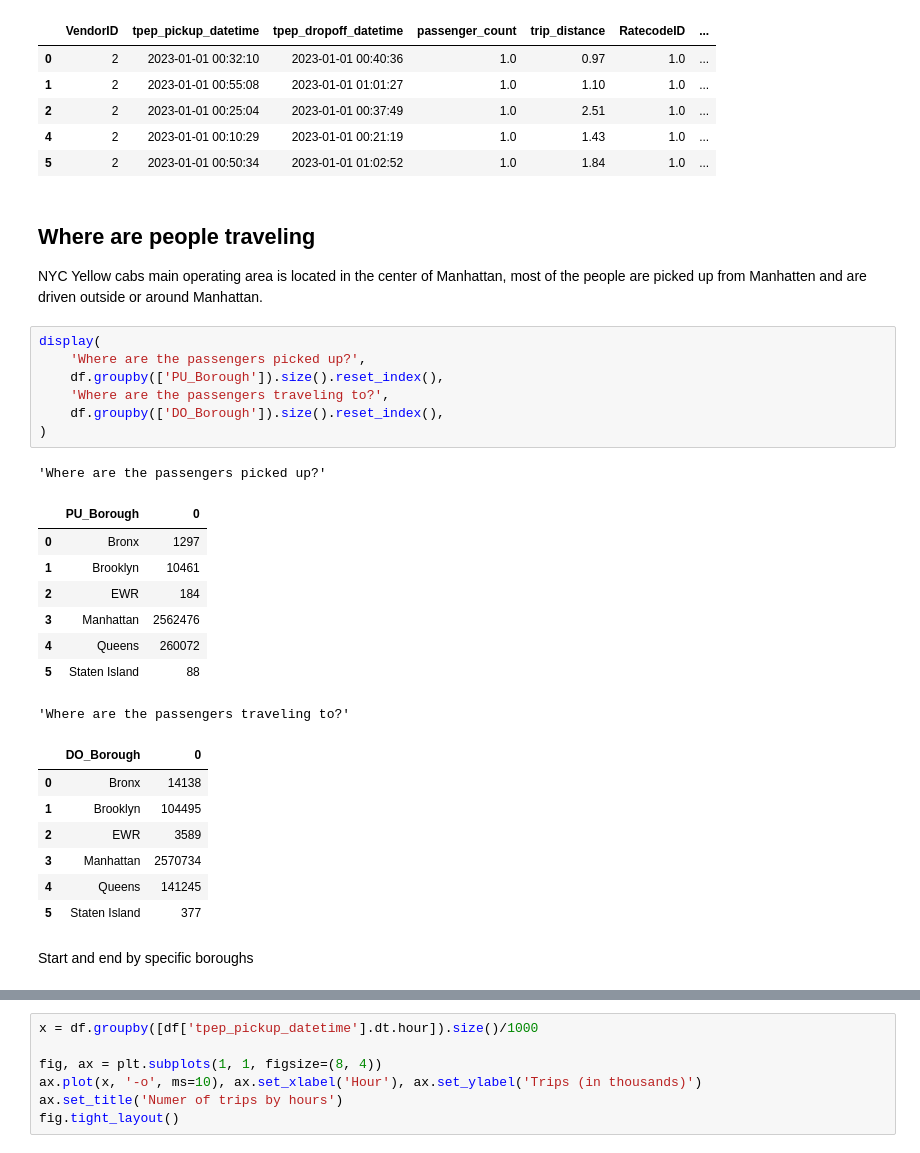
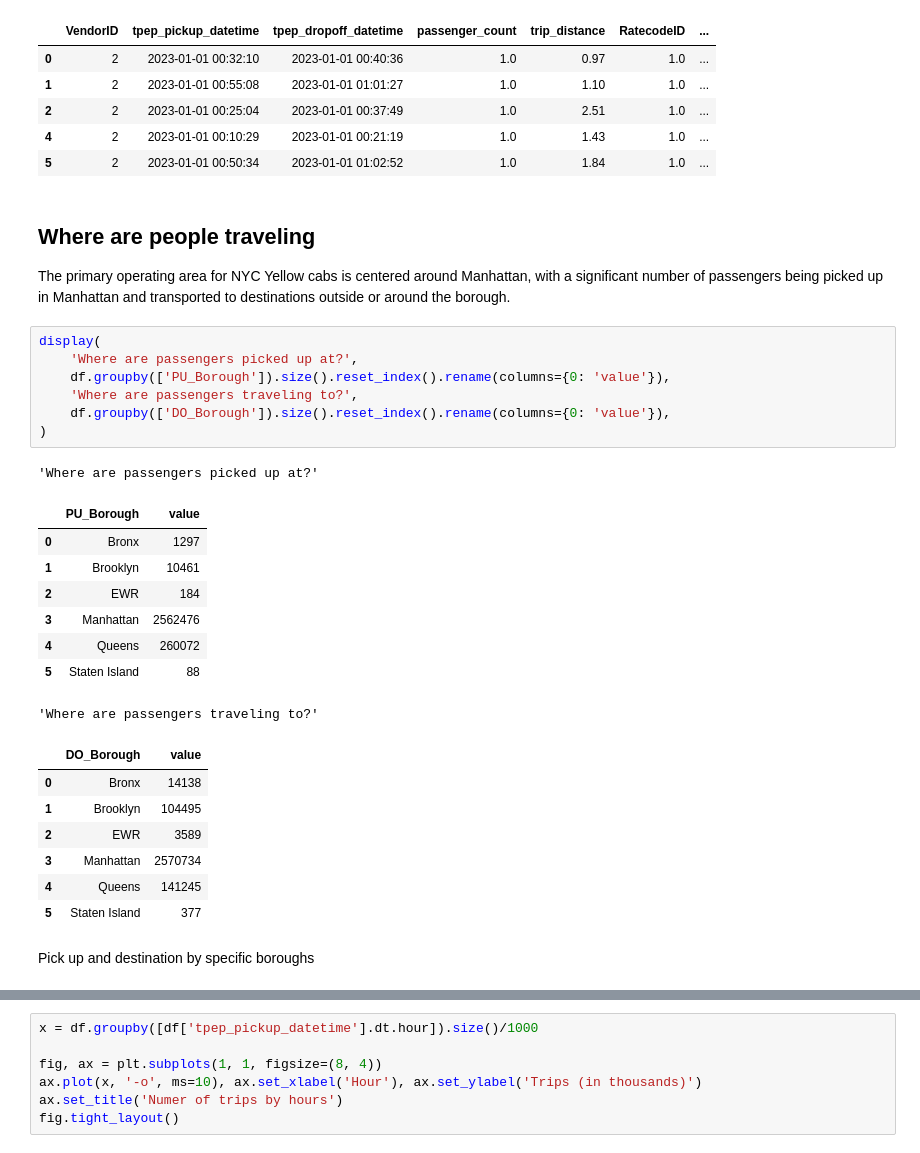
Before and after one commit to CptQuak/taxi, a Jupyter notebook: exploration/yellow_cabs_exploration.ipynb, the cells around one changed output, grey strips where cells are left out. Cells and saved outputs as stored; diff of their text form.

```diff
--- a/exploration/yellow_cabs_exploration.ipynb
+++ b/exploration/yellow_cabs_exploration.ipynb
@@ -71,25 +69,25 @@ with pd.option_context('display.max_columns', None):
 # %% [markdown]
 ## Where are people traveling
 
-NYC Yellow cabs main operating area is located in the center of Manhattan, most of the people are picked up from Manhatten and are driven outside or around Manhattan.
+The primary operating area for NYC Yellow cabs is centered around Manhattan, with a significant number of passengers being picked up in Manhattan and transported to destinations outside or around the borough.
 # %%
 display(
-    'Where are the passengers picked up?',
-    df.groupby(['PU_Borough']).size().reset_index(),
-    'Where are the passengers traveling to?',
-    df.groupby(['DO_Borough']).size().reset_index(),
+    'Where are passengers picked up at?',
+    df.groupby(['PU_Borough']).size().reset_index().rename(columns={0: 'value'}),
+    'Where are passengers traveling to?',
+    df.groupby(['DO_Borough']).size().reset_index().rename(columns={0: 'value'}),
 )
 # %% [output]
-'Where are the passengers picked up?'
+'Where are passengers picked up at?'
-|  | PU_Borough | 0 |
+|  | PU_Borough | value |
 | 0 | Bronx | 1297 |
 | 1 | Brooklyn | 10461 |
 | 2 | EWR | 184 |
 | 3 | Manhattan | 2562476 |
 | 4 | Queens | 260072 |
 | 5 | Staten Island | 88 |
-'Where are the passengers traveling to?'
+'Where are passengers traveling to?'
-|  | DO_Borough | 0 |
+|  | DO_Borough | value |
 | 0 | Bronx | 14138 |
 | 1 | Brooklyn | 104495 |
 | 2 | EWR | 3589 |
@@ -97,5 +95,5 @@ display(
 | 4 | Queens | 141245 |
 | 5 | Staten Island | 377 |
 # %% [markdown]
-Start and end by specific boroughs
+Pick up and destination by specific boroughs
 # %%
```
Also changed, not shown: parts of 16 cells of this notebook.
